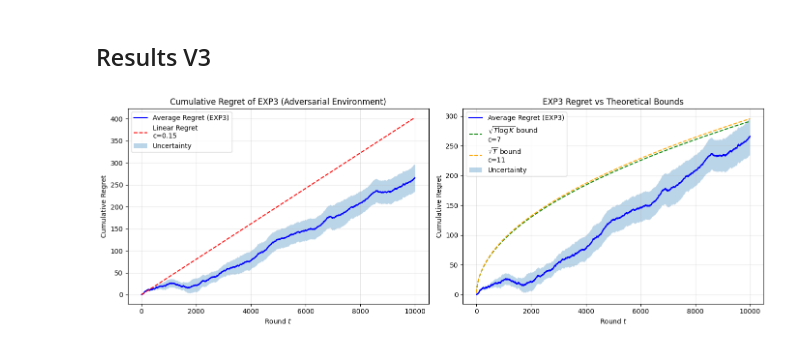
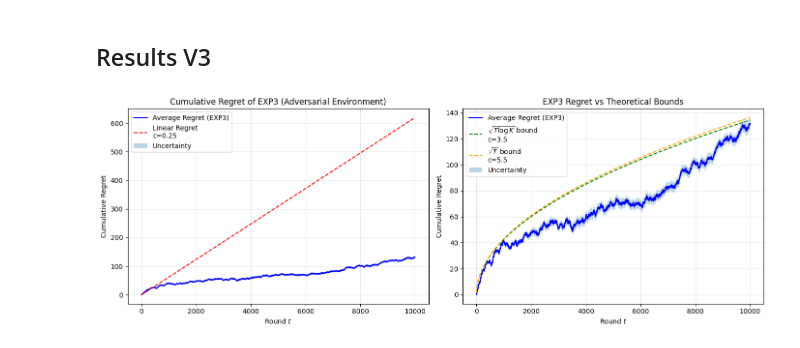
Before and after one commit to matteopasqual02/OLA-2025-project, a Jupyter notebook: R3_Best-of-both-worlds_with_single_product.ipynb, the cells around one changed output. Cells and saved outputs as stored; diff of their text form; code cells hidden in the pictures.

```diff
--- a/R3_Best-of-both-worlds_with_single_product.ipynb
+++ b/R3_Best-of-both-worlds_with_single_product.ipynb
@@ -648,7 +563,7 @@ def compute_best_price_adversarial_2(prices, rho, valuation_sequence):
 EXP3 performance against adversarial valuation sequences.
 # %%
 T = 10000
-B = 6000
+B = 4000
 P = np.linspace(0, 1, 11)
 K = len(P)
 
@@ -959,7 +876,7 @@ fig, axs = plt.subplots(1, 2, figsize=(14, 5))
 axs[0].plot(np.arange(T), average_regret, label='Average Regret (EXP3)', color='blue')
 axs[0].set_title('Cumulative Regret of EXP3 (Adversarial Environment)')
 
-c_linear = 0.15
+c_linear = 0.25
 linear_regret = np.arange(T) * exp_utility * c_linear # Linear regret line
 axs[0].plot(np.arange(T), linear_regret, label=f'Linear Regret\nc={c_linear}', linestyle='--', color='red')
 axs[0].fill_between(
@@ -979,33 +896,33 @@ axs[1].plot(np.arange(T), average_regret, label='Average Regret (EXP3)', color='
 axs[1].set_title('EXP3 Regret vs Theoretical Bounds')
 
 t_vals = np.arange(1, T+1)
 
 # EXP3 theoretical bound: O(sqrt(KT log K))
-c_exp3 = 7
+c_exp3 = 3.5
 exp3_bound = np.sqrt(t_vals * np.log(K)) * exp_utility * c_exp3
 axs[1].plot(np.arange(T), exp3_bound, label=f'$\\sqrt{{T\\log K}}$ bound\nc={c_exp3}', linestyle='--', color='green')
 
 # Simpler sqrt(T) bound for comparison
-c_sqrt = 11
+c_sqrt = 5.5
 sqrt_bound = np.sqrt(t_vals) * exp_utility * c_sqrt
 axs[1].plot(np.arange(T), sqrt_bound, label=f'$\\sqrt{{T}}$ bound\nc={c_sqrt}', linestyle='--', color='orange')
 
 # Fill between for uncertainty in the second plot
 axs[1].fill_between(
     np.arange(T),
     average_regret - regret_std / np.sqrt(n_trials),
     average_regret + regret_std / np.sqrt(n_trials),
     alpha=0.3,
     label='Uncertainty'
 )
 
 # Set labels and legends for the second subplot
 axs[1].set_xlabel('Round $t$')
 axs[1].set_ylabel('Cumulative Regret')
 axs[1].legend()
 axs[1].grid(True, alpha=0.3)
 
 plt.tight_layout()
 plt.show()
 # %% [output]
-[figure, old version]
+[figure, new version]
```
Also changed, not shown: parts of 7 cells of this notebook.
